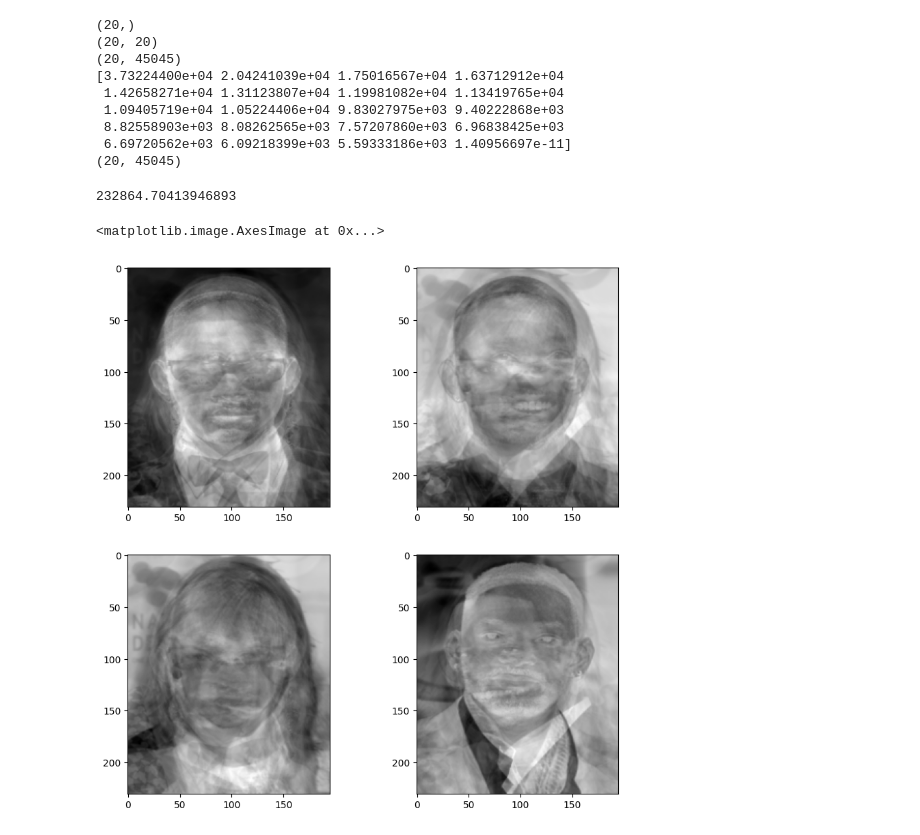
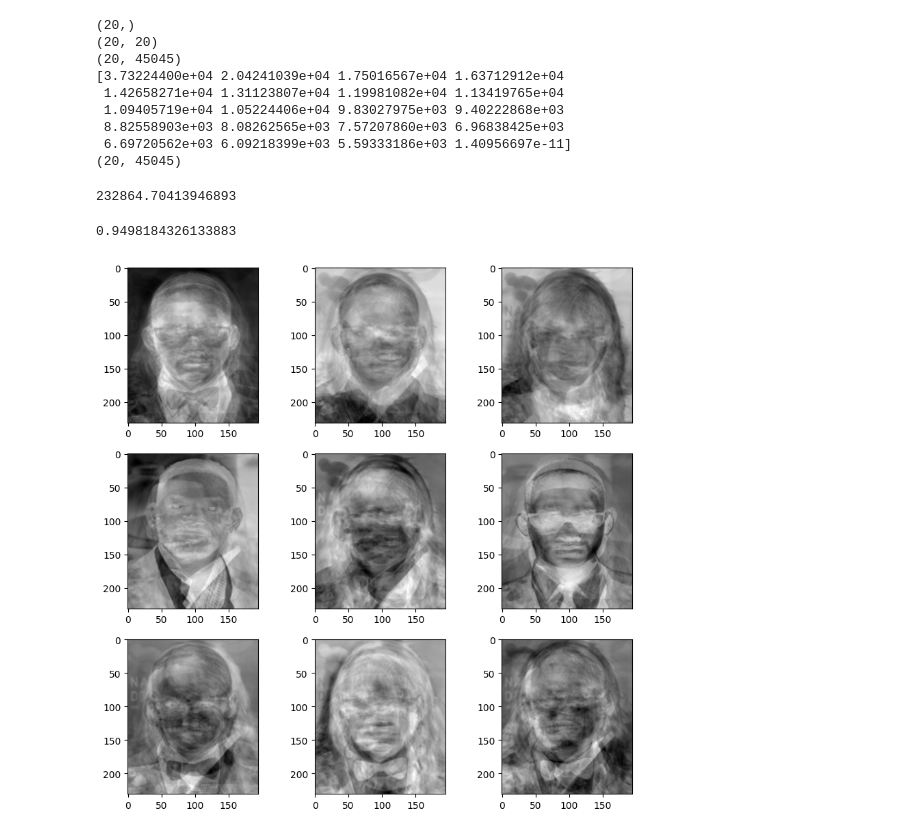
Before and after one commit to PedroPHC25/AL_Trabalho_A2, a Jupyter notebook: eigenswift.ipynb, the cells around one changed output. Cells and saved outputs as stored; diff of their text form; code cells hidden in the pictures.

```diff
--- a/eigenswift.ipynb
+++ b/eigenswift.ipynb
@@ -47,7 +48,6 @@ train_famous_np_matrix = famous_images_np.reshape(famous_images_np.shape[0], fam
 mean_train_face = np.mean(train_famous_np_matrix, axis=0)
 # Criamos uma matriz sem a a face média
 centered_train_face = train_famous_np_matrix - mean_train_face
-centered_train_face =
 
 # Mostrando a face média
 plt.figure()
@@ -76,19 +76,21 @@ print(centered_train_face.shape)
 # %%
 x = sum(D_Face_Famous)
 print(x)
+(np.sum(D_Face_Famous[0:17]))/x
 # %% [output]
 232864.70413946893
+0.9498184326133883
 # %%
 # Vamos obter a quantidade de componentes que queremos de nossa matriz. como temos apenas 17
-n_comp = min(centered_train_face.shape[1], centered_train_face.shape[0])
-C_Faces_TRAIN = V_Face_Famous[:n_comp]
+C_Faces_TRAIN = V_Face_Famous[:17]
 eigen_faces_train = C_Faces_TRAIN.reshape((-1, altura_imagem, comprimento))
-# %%
-fig, ax = plt.subplots(2, 2, figsize=(10, 10))
-ax[0, 0].imshow(eigen_faces_train[0], cmap='gray')
-ax[0, 1].imshow(eigen_faces_train[1], cmap='gray')
-ax[1, 0].imshow(eigen_faces_train[2], cmap='gray')
-ax[1, 1].imshow(eigen_faces_train[3], cmap='gray')
-# %% [output]
-<matplotlib.image.AxesImage at 0x...>
-[figure, removed]
+# %%
+numero_imagens = 3
+count = 0
+fig, ax = plt.subplots(numero_imagens, numero_imagens, figsize=(10, 10))
+for linha in range(numero_imagens):
+    for coluna in range(numero_imagens):
+        ax[linha,coluna].imshow(eigen_faces_train[count], cmap='gray')
+        count += 1
+# %% [output]
+[figure, added]
```
Also changed, not shown: parts of 3 cells of this notebook.
